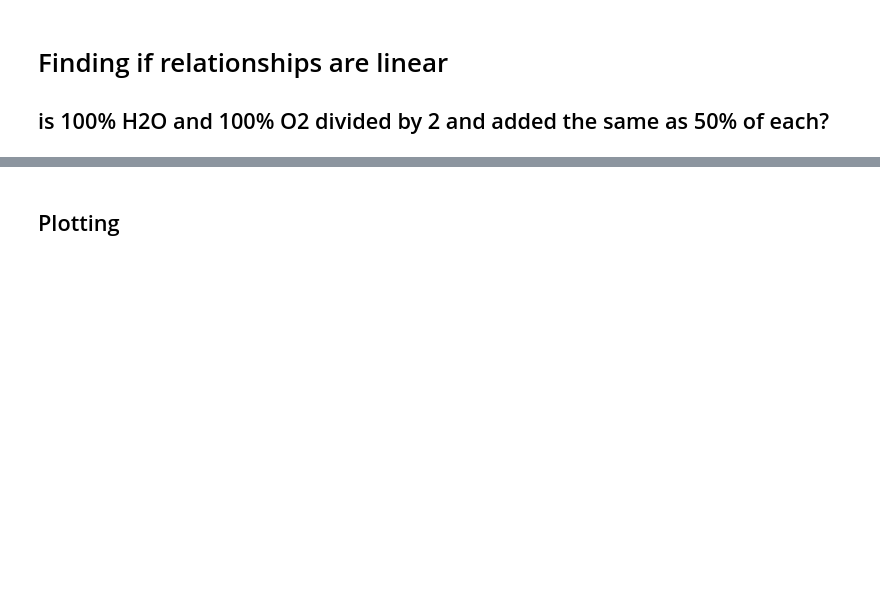
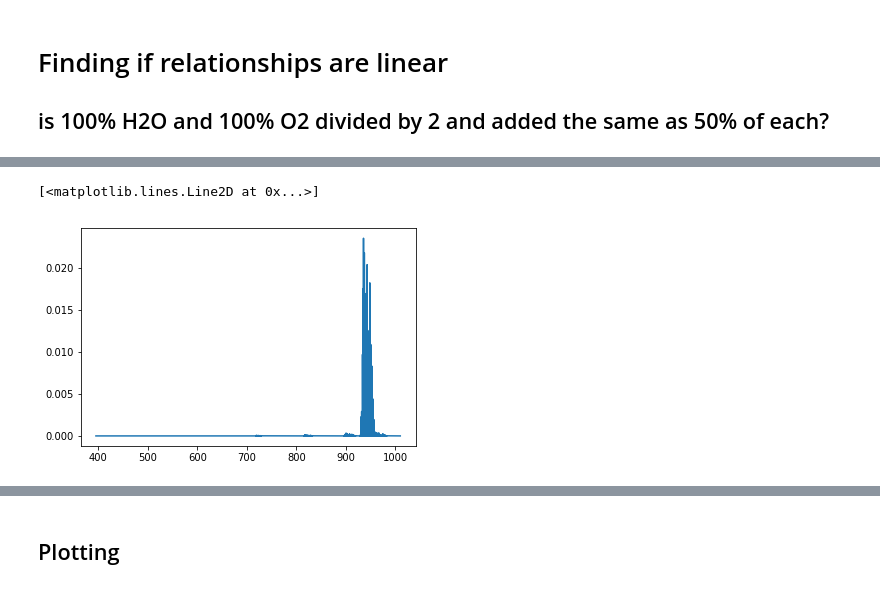
Before and after one commit to faridqamar/uo_vegetation, a Jupyter notebook: reverse_vegetation/py/HITRAN_atmosphere_model.ipynb, the cells around one changed output, grey strips where cells are left out. Cells and saved outputs as stored; diff of their text form; code cells hidden in the pictures; blank space fills up the shorter version.

```diff
--- a/reverse_vegetation/py/HITRAN_atmosphere_model.ipynb
+++ b/reverse_vegetation/py/HITRAN_atmosphere_model.ipynb
@@ -388,3 +431,9 @@ nu_O2, absorp_O2 = absorptionSpectrum(nu_O2, coef_O2, Environment={'l':1})
+# %%
+residual = absorp_50 - (absorp_H2O + absorp_O2)/2
+plt.plot(10000000/nu_50, residual)
+# %% [output]
+[<matplotlib.lines.Line2D at 0x...>]
+[figure, added]
 # %%
 # convolve spectrum to 848 channels
 res = (nu_max - nu_min)/848.
```
Also changed, not shown: parts of 15 cells of this notebook.
